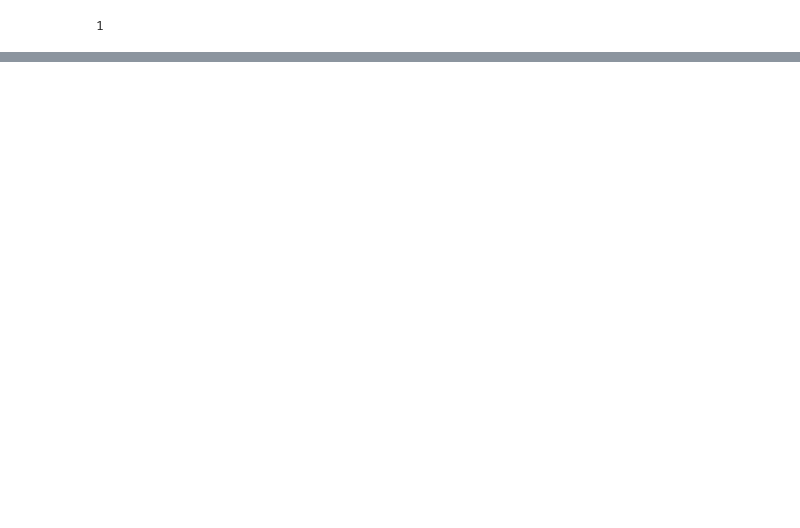
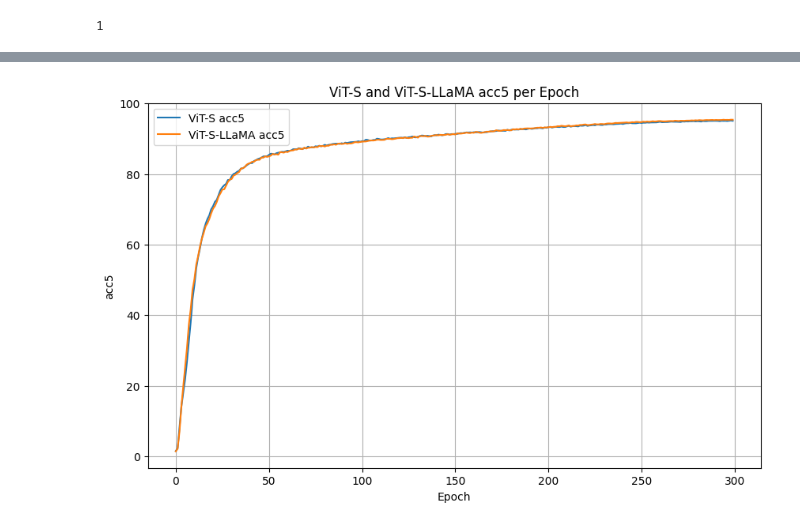
Before and after one commit to duddns2048/FLLM, a Jupyter notebook: image_classification/outputs/ViT-S-recon/tmp.ipynb, the cells around one changed output, grey strips where cells are left out. Saved outputs shown, nothing was run; the diff lists cells and outputs as text; code cells hidden in the pictures; blank space fills up the shorter version.

```diff
--- a/image_classification/outputs/ViT-S-recon/tmp.ipynb
+++ b/image_classification/outputs/ViT-S-recon/tmp.ipynb
@@ -55,0 +146,4 @@ epoch_list
+# %%
+plot_graph2(0, ori_test_acc5_list, ori2_test_acc5_list, 'acc5')
+# %% [output]
+[figure, added]
```
Also changed, not shown: parts of 17 cells of this notebook, 3 other files.
